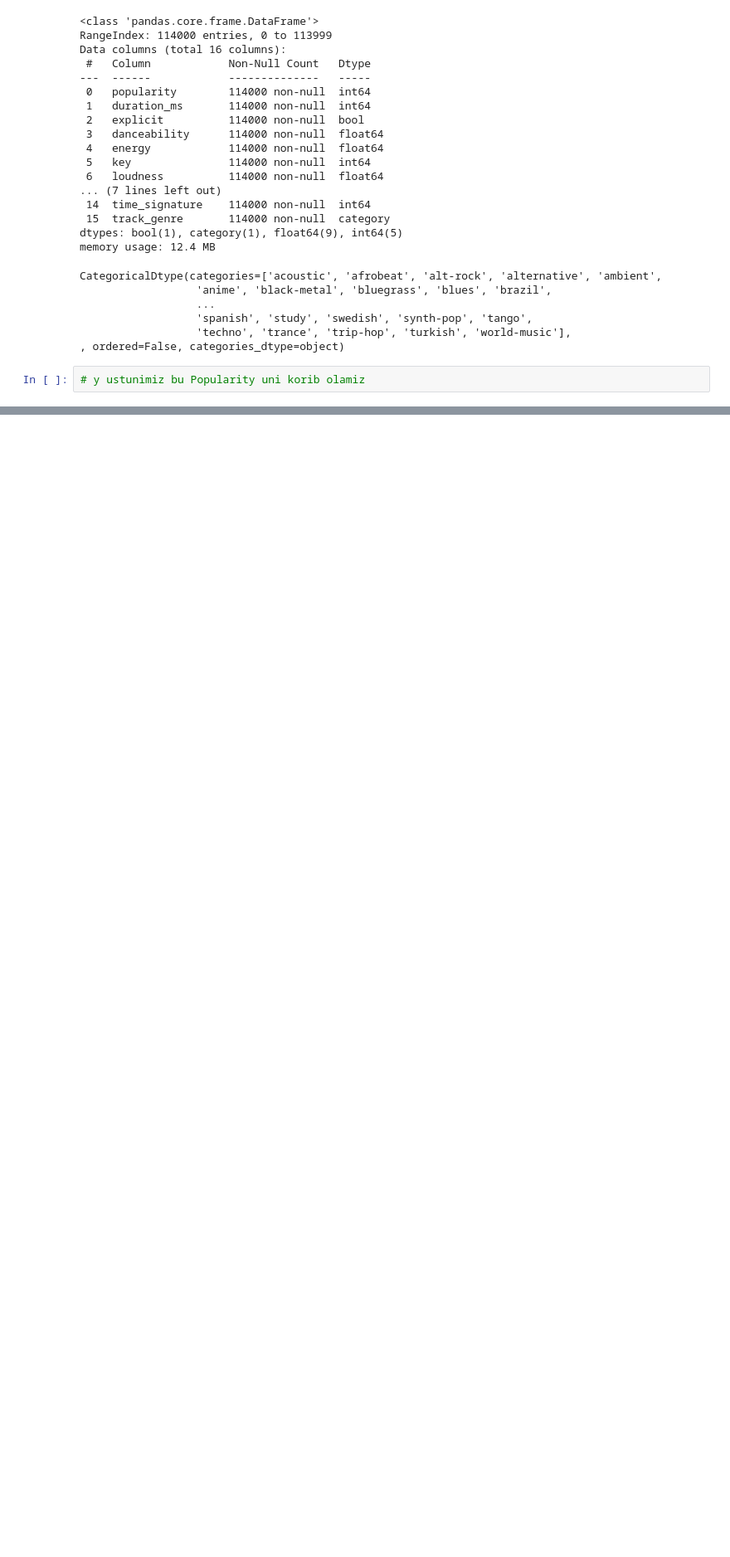
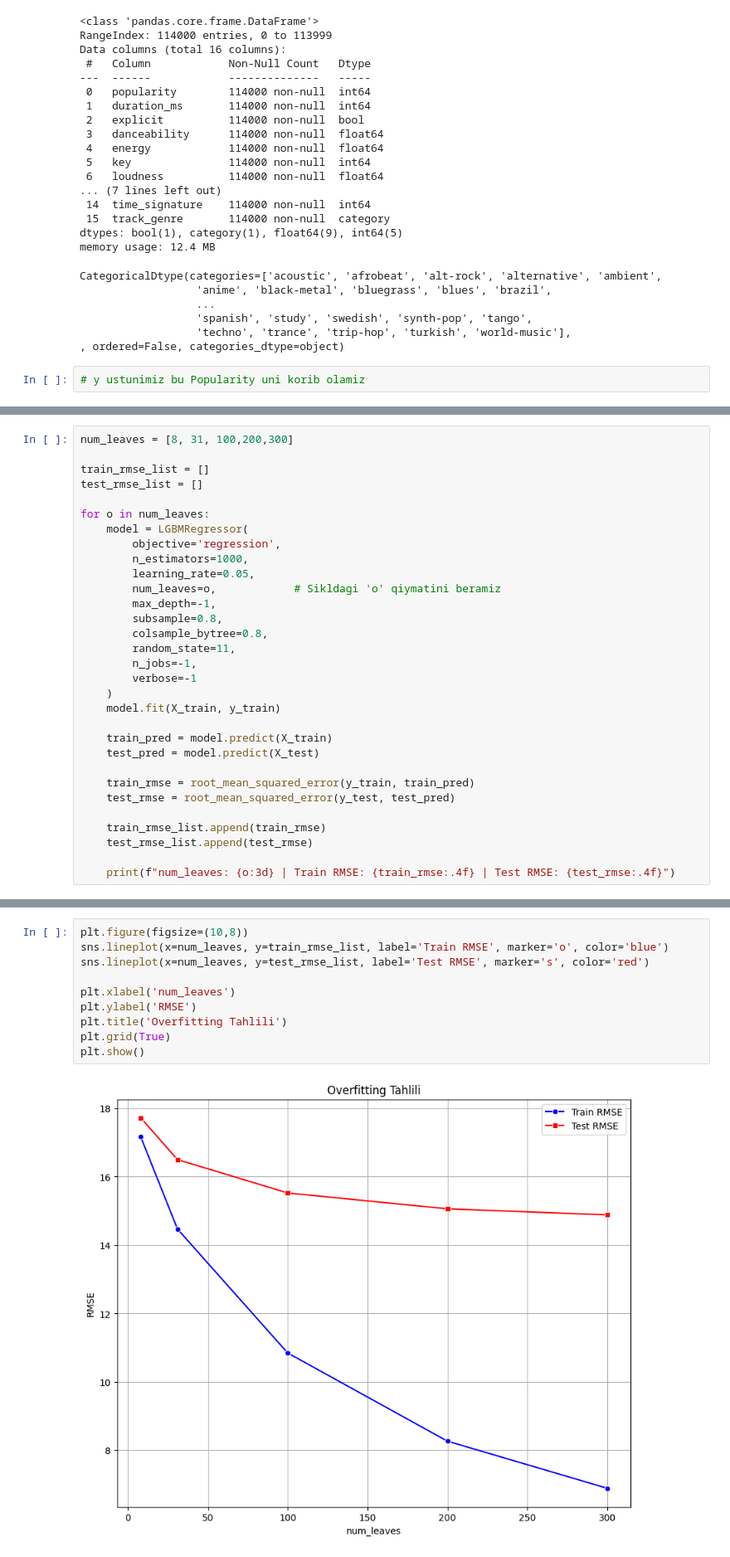
Before and after one commit to sevaradevoloper/mldanishla, a Jupyter notebook: SpotifyTracks.ipynb, the cells around one changed output, grey strips where cells are left out. Shown at 83% size. Drawn from its saved outputs; the diff is of its cells as text; blank space fills up the shorter version.

```diff
--- a/SpotifyTracks.ipynb
+++ b/SpotifyTracks.ipynb
@@ -151,0 +350,31 @@ Name: popularity, dtype: float64
+# %%
+num_leaves = [8, 31, 100,200,300]
+
+train_rmse_list = []
+test_rmse_list = []
+
+for o in num_leaves:
+    model = LGBMRegressor(
+        objective='regression',
+        n_estimators=1000,
+        learning_rate=0.05,
+        num_leaves=o,            # Sikldagi 'o' qiymatini beramiz
+        max_depth=-1,
+        subsample=0.8,
+        colsample_bytree=0.8,
+        random_state=11,
+        n_jobs=-1,
+        verbose=-1
+    )
+    model.fit(X_train, y_train)
+
+    train_pred = model.predict(X_train)
+    test_pred = model.predict(X_test)
+
+    train_rmse = root_mean_squared_error(y_train, train_pred)
+    test_rmse = root_mean_squared_error(y_test, test_pred)
+
+    train_rmse_list.append(train_rmse)
+    test_rmse_list.append(test_rmse)
+
+    print(f"num_leaves: {o:3d} | Train RMSE: {train_rmse:.4f} | Test RMSE: {test_rmse:.4f}")
@@ -151,0 +387,12 @@ Name: popularity, dtype: float64
+# %%
+plt.figure(figsize=(10,8))
+sns.lineplot(x=num_leaves, y=train_rmse_list, label='Train RMSE', marker='o', color='blue')
+sns.lineplot(x=num_leaves, y=test_rmse_list, label='Test RMSE', marker='s', color='red')
+
+plt.xlabel('num_leaves')
+plt.ylabel('RMSE')
+plt.title('Overfitting Tahlili')
+plt.grid(True)
+plt.show()
+# %% [output]
+[figure, added]
```
Also changed, not shown: parts of 26 cells of this notebook.
